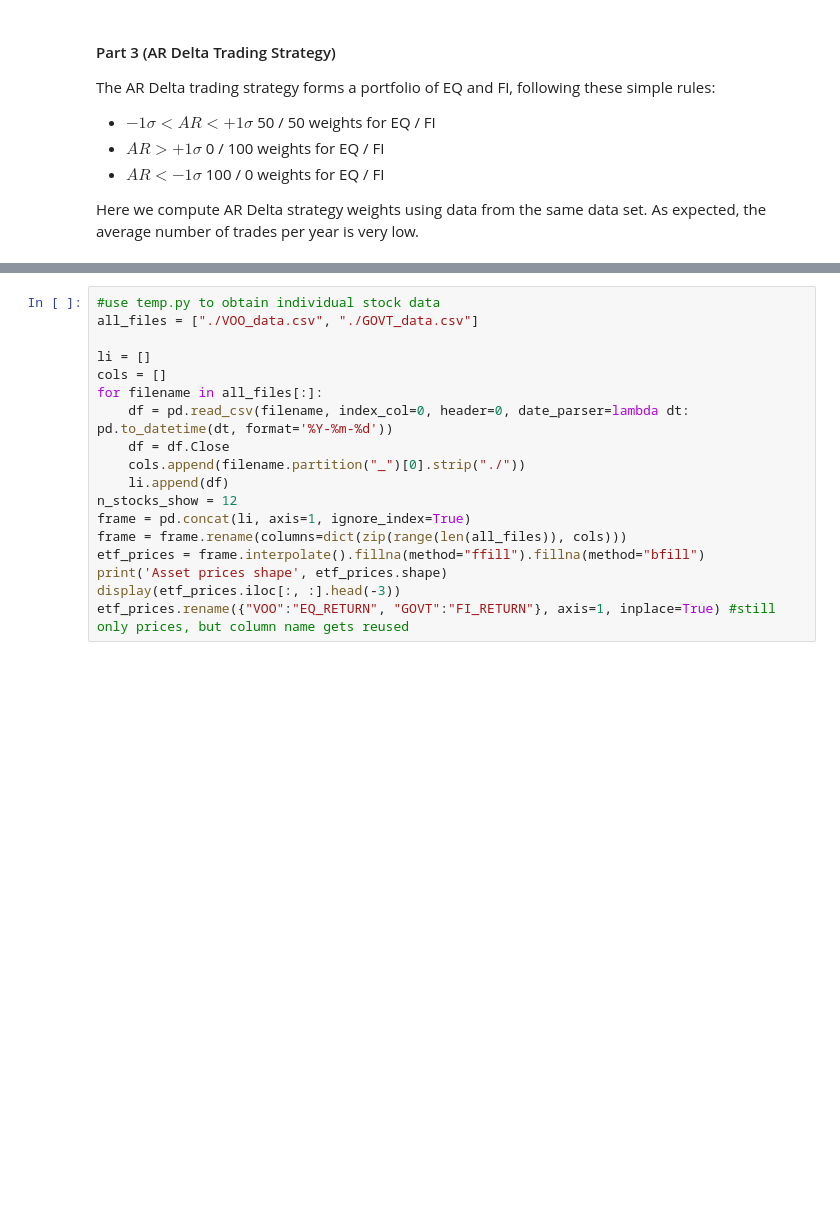
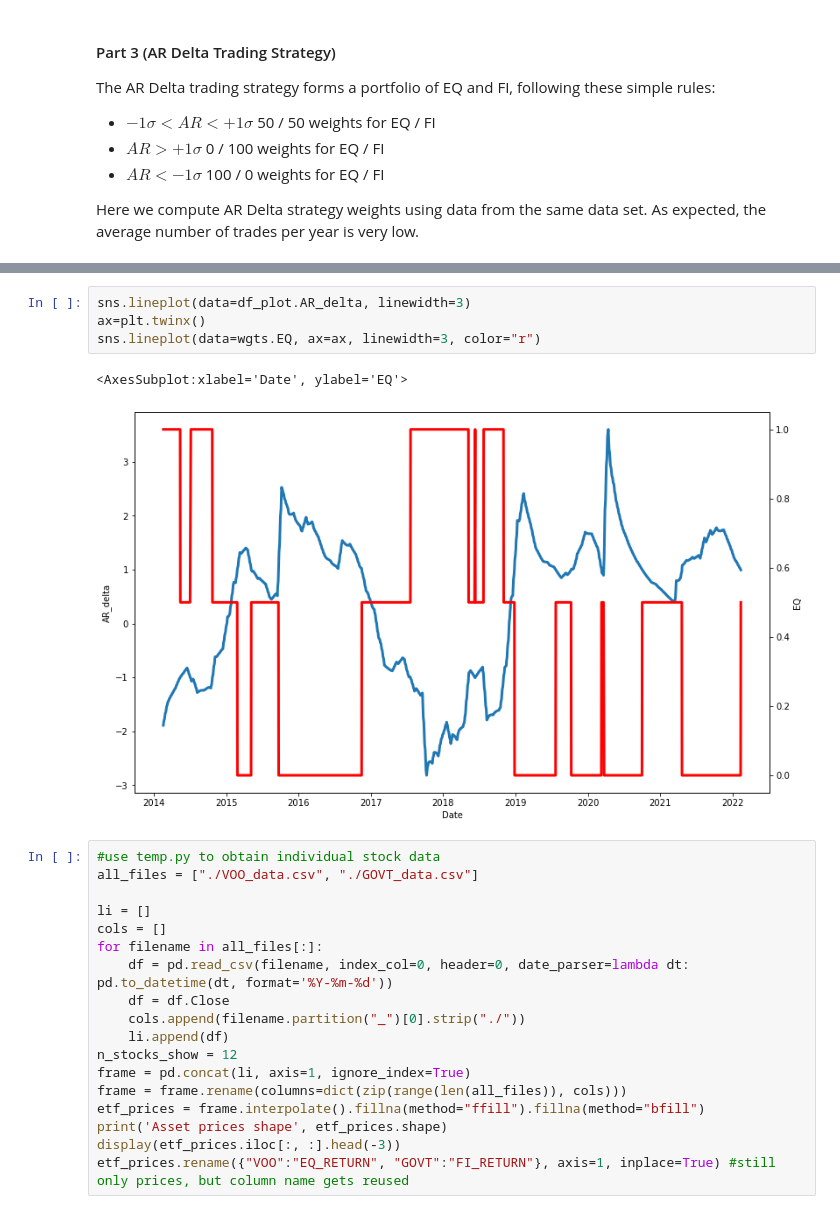
Before and after one commit to jgerhard/quantum-fund, a Jupyter notebook: regime.ipynb, the cells around one changed output, grey strips where cells are left out. Drawn from its saved outputs; the diff is of its cells as text; blank space fills up the shorter version.

```diff
--- a/regime.ipynb
+++ b/regime.ipynb
@@ -249,3 +263,10 @@ Average number of trades per year 2.33
+# %%
+sns.lineplot(data=df_plot.AR_delta, linewidth=3)
+ax=plt.twinx()
+sns.lineplot(data=wgts.EQ, ax=ax, linewidth=3, color="r")
+# %% [output]
+<AxesSubplot:xlabel='Date', ylabel='EQ'>
+[figure, added]
 # %%
 #use temp.py to obtain individual stock data
 all_files = ["./VOO_data.csv", "./GOVT_data.csv"]
```
Also changed, not shown: parts of 11 cells of this notebook, 1 other file.
